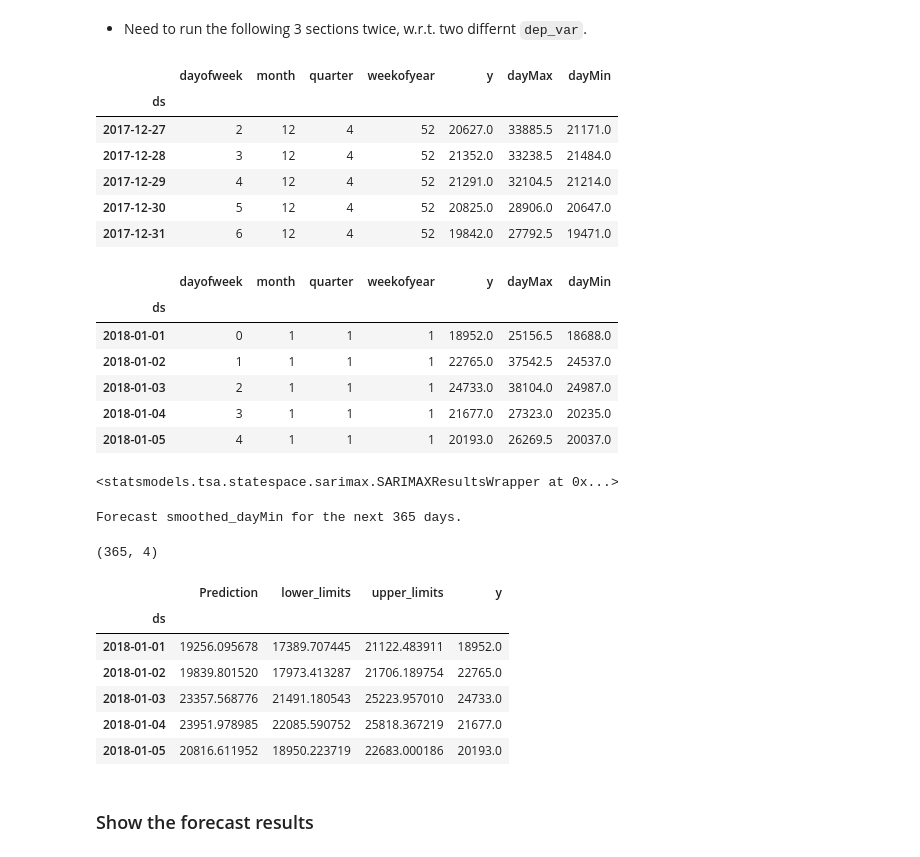
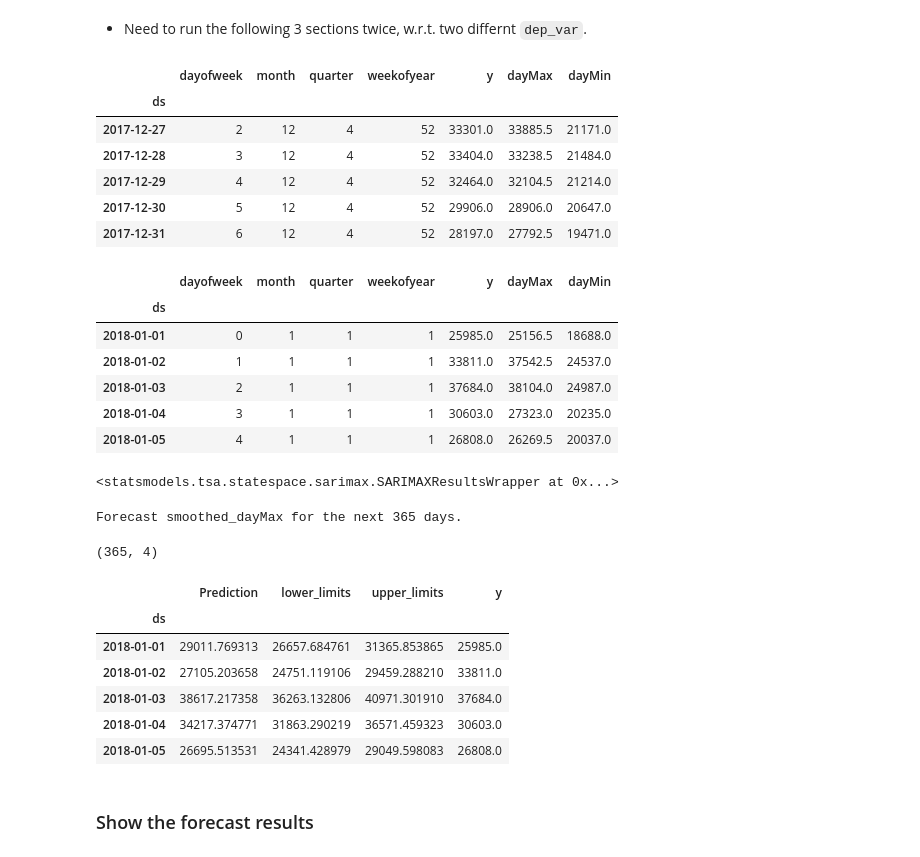
Before and after one commit to mendyhsu/Capstone, a Jupyter notebook: d_TimeSeriesModeling.ipynb, the cells around one changed output. Cells and saved outputs as stored; diff of their text form; code cells hidden in the pictures.

```diff
--- a/d_TimeSeriesModeling.ipynb
+++ b/d_TimeSeriesModeling.ipynb
@@ -706,28 +706,28 @@ forcast_dict = {}
 # %%
 # Initialize train and test sets
 ind_var = 'time'
-dep_var = 'smoothed_dayMin' #'smoothed_dayMin' #'smoothed_dayMax'
+dep_var = 'smoothed_dayMax' #'smoothed_dayMin' #'smoothed_dayMax'
 start_date = '2018-01-01'
 
 df_train, df_test = train_test_split_by_time(ind_var, dep_var, forecast_start=start_date)
 
 display(df_train.tail())
 display(df_test.head())
 # %% [output]
 |  | dayofweek | month | quarter | weekofyear | y | dayMax | dayMin |
 | ds |  |  |  |  |  |  |  |
-| 2017-12-27 | 2 | 12 | 4 | 52 | 20627.0 | 33885.5 | 21171.0 |
-| 2017-12-28 | 3 | 12 | 4 | 52 | 21352.0 | 33238.5 | 21484.0 |
-| 2017-12-29 | 4 | 12 | 4 | 52 | 21291.0 | 32104.5 | 21214.0 |
-| 2017-12-30 | 5 | 12 | 4 | 52 | 20825.0 | 28906.0 | 20647.0 |
-| 2017-12-31 | 6 | 12 | 4 | 52 | 19842.0 | 27792.5 | 19471.0 |
+| 2017-12-27 | 2 | 12 | 4 | 52 | 33301.0 | 33885.5 | 21171.0 |
+| 2017-12-28 | 3 | 12 | 4 | 52 | 33404.0 | 33238.5 | 21484.0 |
+| 2017-12-29 | 4 | 12 | 4 | 52 | 32464.0 | 32104.5 | 21214.0 |
+| 2017-12-30 | 5 | 12 | 4 | 52 | 29906.0 | 28906.0 | 20647.0 |
+| 2017-12-31 | 6 | 12 | 4 | 52 | 28197.0 | 27792.5 | 19471.0 |
 |  | dayofweek | month | quarter | weekofyear | y | dayMax | dayMin |
 | ds |  |  |  |  |  |  |  |
-| 2018-01-01 | 0 | 1 | 1 | 1 | 18952.0 | 25156.5 | 18688.0 |
-| 2018-01-02 | 1 | 1 | 1 | 1 | 22765.0 | 37542.5 | 24537.0 |
-| 2018-01-03 | 2 | 1 | 1 | 1 | 24733.0 | 38104.0 | 24987.0 |
-| 2018-01-04 | 3 | 1 | 1 | 1 | 21677.0 | 27323.0 | 20235.0 |
-| 2018-01-05 | 4 | 1 | 1 | 1 | 20193.0 | 26269.5 | 20037.0 |
+| 2018-01-01 | 0 | 1 | 1 | 1 | 25985.0 | 25156.5 | 18688.0 |
+| 2018-01-02 | 1 | 1 | 1 | 1 | 33811.0 | 37542.5 | 24537.0 |
+| 2018-01-03 | 2 | 1 | 1 | 1 | 37684.0 | 38104.0 | 24987.0 |
+| 2018-01-04 | 3 | 1 | 1 | 1 | 30603.0 | 27323.0 | 20235.0 |
+| 2018-01-05 | 4 | 1 | 1 | 1 | 26808.0 | 26269.5 | 20037.0 |
 # %%
 # Load trained model
 model_load = joblib.load("enegy_{}.pkl".format(dep_var))
@@ -763,15 +763,15 @@ forcast_dict[dep_var] = future_preds.copy()
 display(future_preds.shape)
 display(future_preds.head())
 # %% [output]
-Forecast smoothed_dayMin for the next 365 days.
+Forecast smoothed_dayMax for the next 365 days.
 (365, 4)
 |  | Prediction | lower_limits | upper_limits | y |
 | ds |  |  |  |  |
-| 2018-01-01 | 19256.095678 | 17389.707445 | 21122.483911 | 18952.0 |
-| 2018-01-02 | 19839.801520 | 17973.413287 | 21706.189754 | 22765.0 |
-| 2018-01-03 | 23357.568776 | 21491.180543 | 25223.957010 | 24733.0 |
-| 2018-01-04 | 23951.978985 | 22085.590752 | 25818.367219 | 21677.0 |
-| 2018-01-05 | 20816.611952 | 18950.223719 | 22683.000186 | 20193.0 |
+| 2018-01-01 | 29011.769313 | 26657.684761 | 31365.853865 | 25985.0 |
+| 2018-01-02 | 27105.203658 | 24751.119106 | 29459.288210 | 33811.0 |
+| 2018-01-03 | 38617.217358 | 36263.132806 | 40971.301910 | 37684.0 |
+| 2018-01-04 | 34217.374771 | 31863.290219 | 36571.459323 | 30603.0 |
+| 2018-01-05 | 26695.513531 | 24341.428979 | 29049.598083 | 26808.0 |
 # %% [markdown]
 ### Show the forecast results
 # %%
```
Also changed, not shown: parts of 4 cells of this notebook.
